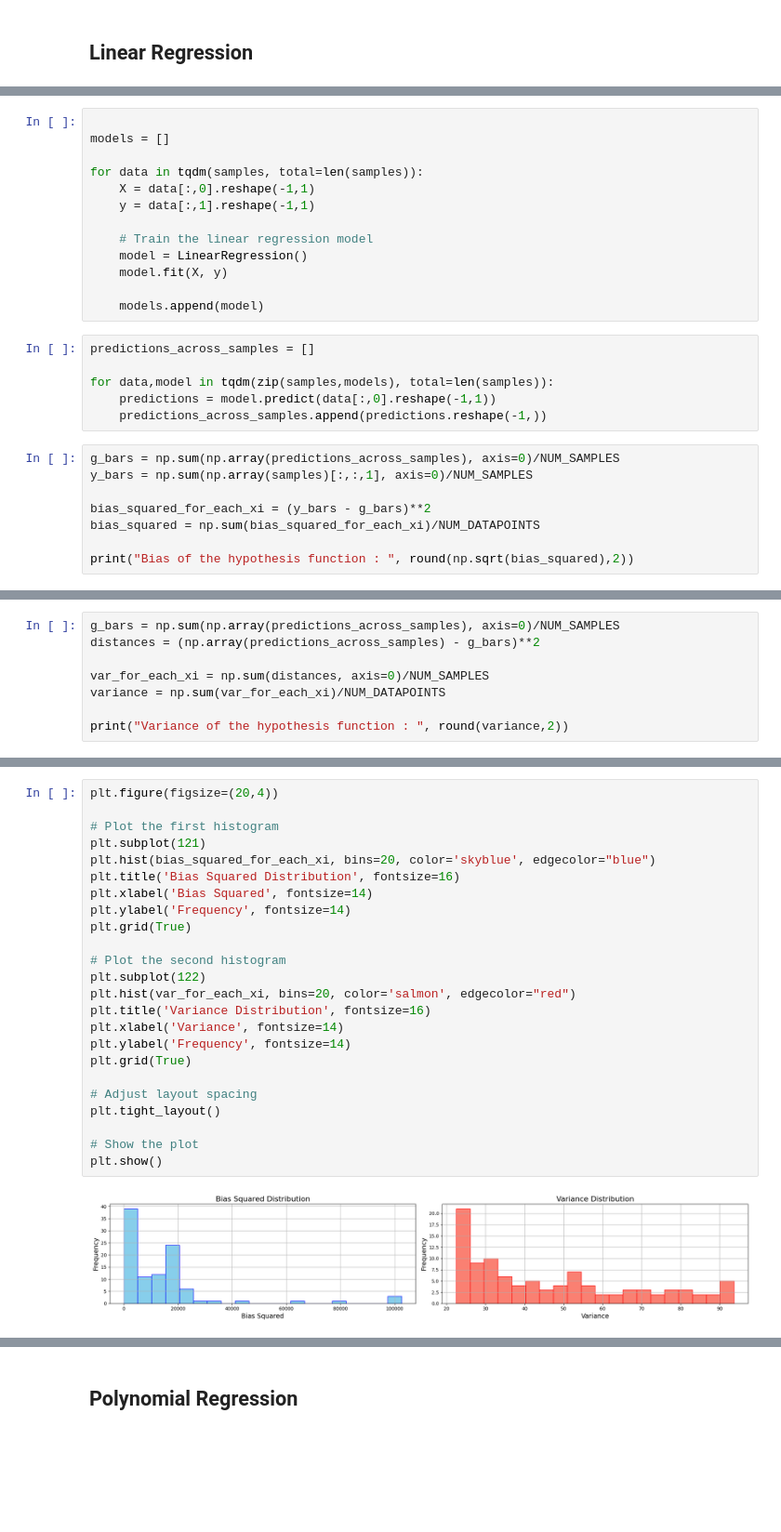
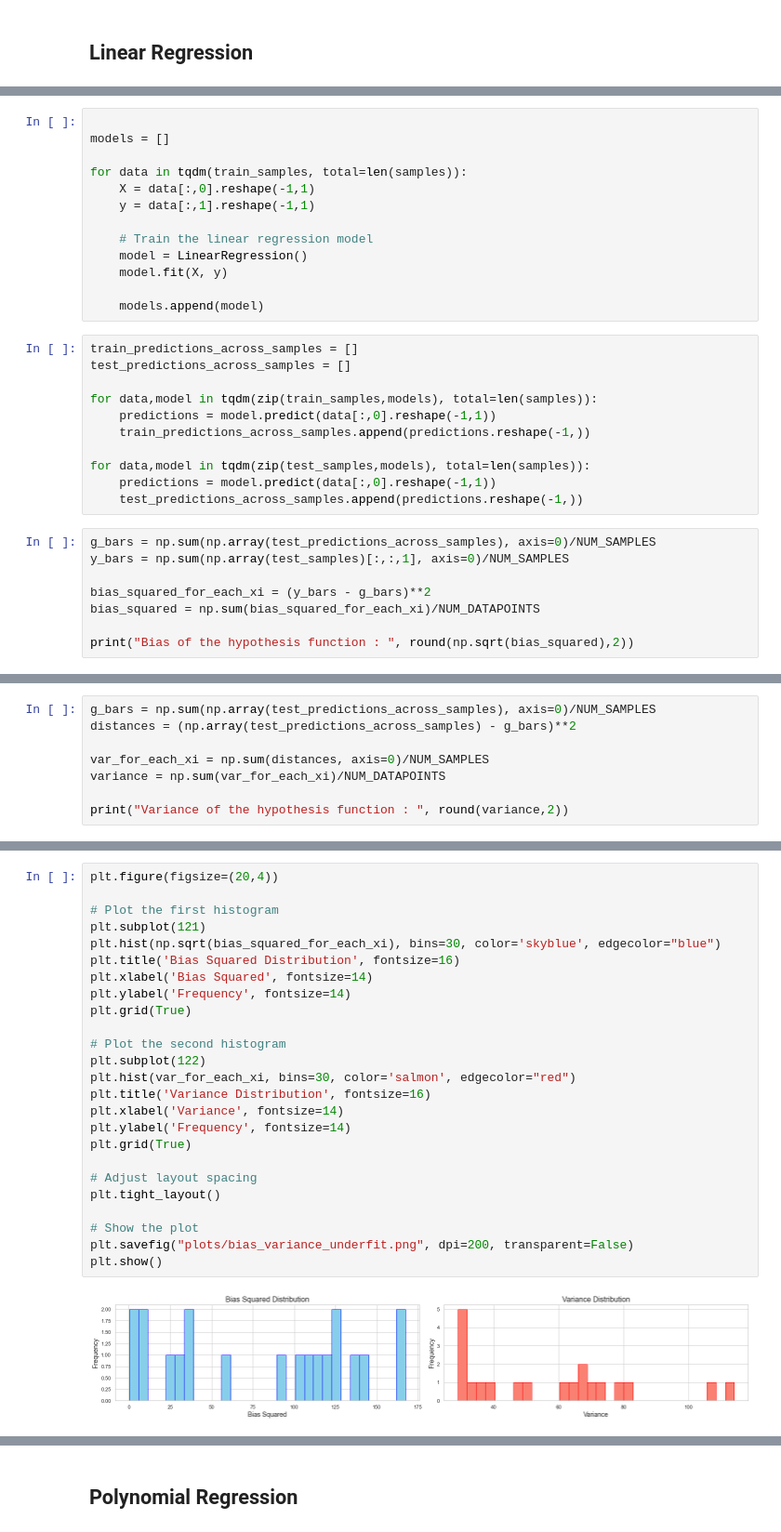
Before and after one commit to Dion11235/ML_concepts_visualized, a Jupyter notebook: bias-variance-tradeoff.ipynb, the cells around one changed output, grey strips where cells are left out. Shown at 93% size. Drawn from its saved outputs; the diff is of its cells as text; blank space fills up the shorter version.

```diff
--- a/bias-variance-tradeoff.ipynb
+++ b/bias-variance-tradeoff.ipynb
@@ -233,7 +301,7 @@ array([[  6.252     , 155.30129314],
 
 models = []
 
-for data in tqdm(samples, total=len(samples)):
+for data in tqdm(train_samples, total=len(samples)):
     X = data[:,0].reshape(-1,1)
     y = data[:,1].reshape(-1,1)
 
@@ -243,14 +311,19 @@ for data in tqdm(samples, total=len(samples)):
 
     models.append(model)
 # %%
-predictions_across_samples = []
+train_predictions_across_samples = []
+test_predictions_across_samples = []
 
-for data,model in tqdm(zip(samples,models), total=len(samples)):
+for data,model in tqdm(zip(train_samples,models), total=len(samples)):
     predictions = model.predict(data[:,0].reshape(-1,1))
-    predictions_across_samples.append(predictions.reshape(-1,))
+    train_predictions_across_samples.append(predictions.reshape(-1,))
+
+for data,model in tqdm(zip(test_samples,models), total=len(samples)):
+    predictions = model.predict(data[:,0].reshape(-1,1))
+    test_predictions_across_samples.append(predictions.reshape(-1,))
 # %%
-g_bars = np.sum(np.array(predictions_across_samples), axis=0)/NUM_SAMPLES
-y_bars = np.sum(np.array(samples)[:,:,1], axis=0)/NUM_SAMPLES
+g_bars = np.sum(np.array(test_predictions_across_samples), axis=0)/NUM_SAMPLES
+y_bars = np.sum(np.array(test_samples)[:,:,1], axis=0)/NUM_SAMPLES
 
 bias_squared_for_each_xi = (y_bars - g_bars)**2
 bias_squared = np.sum(bias_squared_for_each_xi)/NUM_DATAPOINTS
@@ -261,6 +334,6 @@ Bias of the hypothesis function :  118.49
 # %%
-g_bars = np.sum(np.array(predictions_across_samples), axis=0)/NUM_SAMPLES
-distances = (np.array(predictions_across_samples) - g_bars)**2
+g_bars = np.sum(np.array(test_predictions_across_samples), axis=0)/NUM_SAMPLES
+distances = (np.array(test_predictions_across_samples) - g_bars)**2
 
 var_for_each_xi = np.sum(distances, axis=0)/NUM_SAMPLES
 variance = np.sum(var_for_each_xi)/NUM_DATAPOINTS
@@ -271,26 +344,27 @@ Variance of the hypothesis function :  46.31
 # %%
 plt.figure(figsize=(20,4))
 
 # Plot the first histogram
 plt.subplot(121)
-plt.hist(bias_squared_for_each_xi, bins=20, color='skyblue', edgecolor="blue")
+plt.hist(np.sqrt(bias_squared_for_each_xi), bins=30, color='skyblue', edgecolor="blue")
 plt.title('Bias Squared Distribution', fontsize=16)
 plt.xlabel('Bias Squared', fontsize=14)
 plt.ylabel('Frequency', fontsize=14)
 plt.grid(True)
 
 # Plot the second histogram
 plt.subplot(122)
-plt.hist(var_for_each_xi, bins=20, color='salmon', edgecolor="red")
+plt.hist(var_for_each_xi, bins=30, color='salmon', edgecolor="red")
 plt.title('Variance Distribution', fontsize=16)
 plt.xlabel('Variance', fontsize=14)
 plt.ylabel('Frequency', fontsize=14)
 plt.grid(True)
 
 # Adjust layout spacing
 plt.tight_layout()
 
 # Show the plot
+plt.savefig("plots/bias_variance_underfit.png", dpi=200, transparent=False)
 plt.show()
 # %% [output]
-[figure, old version]
+[figure, new version]
```
Also changed, not shown: parts of 23 cells of this notebook.
